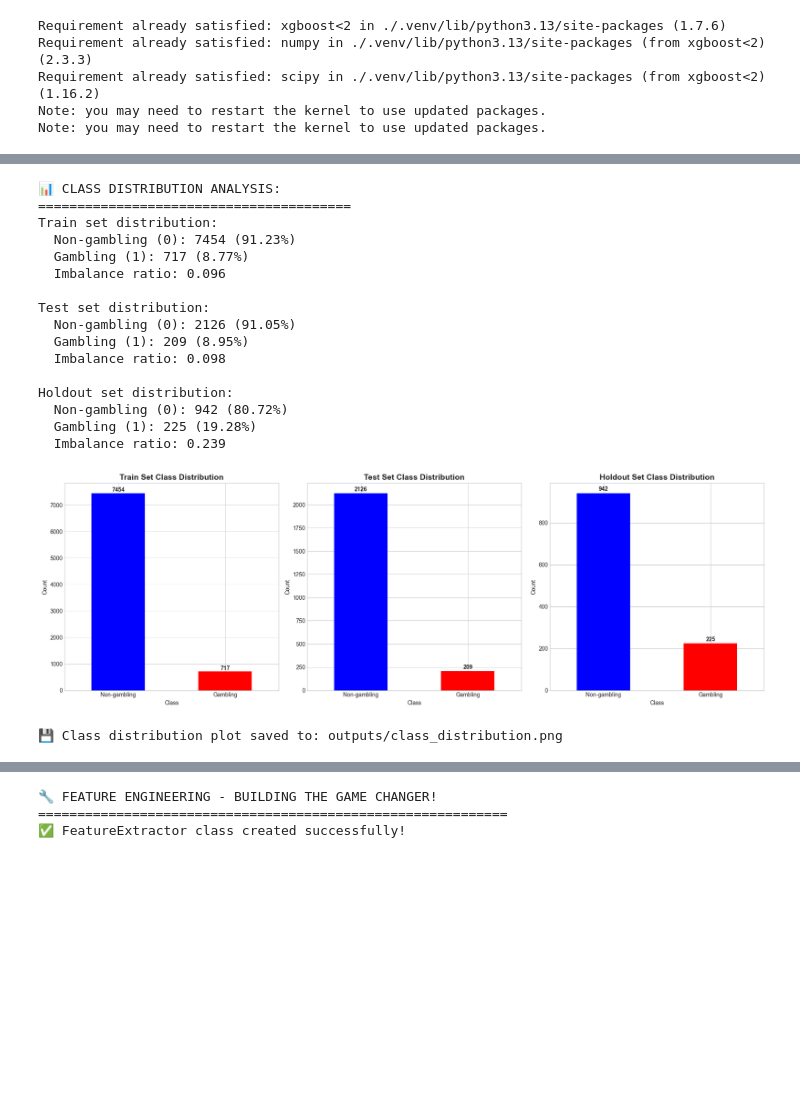
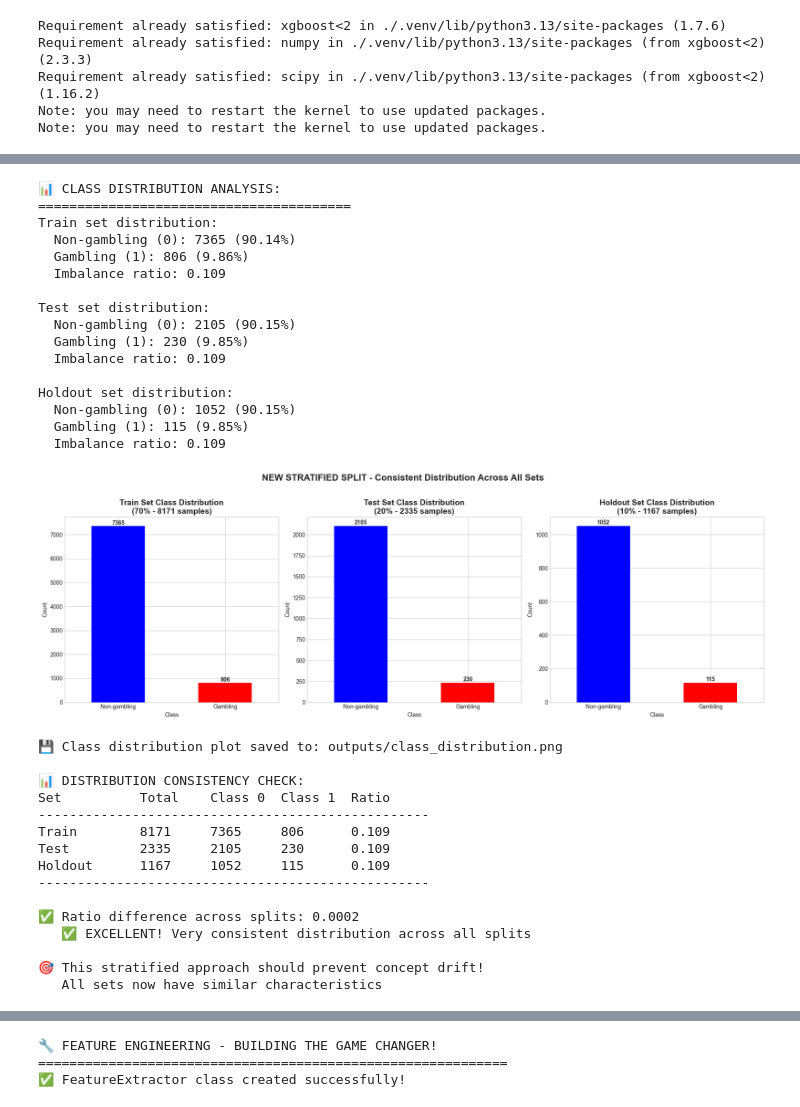
Before and after one commit to robbifirmansyah/GamblingDetection, a Jupyter notebook: Untitled.ipynb, the cells around one changed output, grey strips where cells are left out. Saved outputs shown, nothing was run; the diff lists cells and outputs as text; code cells hidden in the pictures; blank space fills up the shorter version.

Commit message:
feat: Implement stratified re-splitting methodology to eliminate concept drift

```diff
--- a/Untitled.ipynb
+++ b/Untitled.ipynb
@@ -208,7 +319,6 @@ print("\n📊 CLASS DISTRIBUTION ANALYSIS:")
 print("=" * 40)
 
 # Train set distribution
-train_dist = train_df['label'].value_counts()
 train_ratio = train_dist[1] / train_dist[0] if train_dist[0] > 0 else 0
 
 print(f"Train set distribution:")
@@ -217,7 +327,6 @@ print(f"  Gambling (1): {train_dist[1]} ({train_dist[1]/len(train_df)*100:.2f}%)
 print(f"  Imbalance ratio: {train_ratio:.3f}")
 
 # Test set distribution
-test_dist = test_df['label'].value_counts()
 test_ratio = test_dist[1] / test_dist[0] if test_dist[0] > 0 else 0
 
 print(f"\nTest set distribution:")
@@ -226,7 +335,6 @@ print(f"  Gambling (1): {test_dist[1]} ({test_dist[1]/len(test_df)*100:.2f}%)")
 print(f"  Imbalance ratio: {test_ratio:.3f}")
 
 # Holdout set distribution
-holdout_dist = holdout_df['label'].value_counts()
 holdout_ratio = holdout_dist[1] / holdout_dist[0] if holdout_dist[0] > 0 else 0
 
 print(f"\nHoldout set distribution:")
@@ -239,7 +347,8 @@ fig, axes = plt.subplots(1, 3, figsize=(18, 6))
 
 # Train distribution
 train_dist.plot(kind='bar', ax=axes[0], color=['blue', 'red'])
-axes[0].set_title('Train Set Class Distribution', fontsize=14, fontweight='bold')
+axes[0].set_title(f'Train Set Class Distribution\n(70% - {len(train_df)} samples)',
+                  fontsize=14, fontweight='bold')
 axes[0].set_xlabel('Class')
 axes[0].set_ylabel('Count')
 axes[0].set_xticklabels(['Non-gambling', 'Gambling'], rotation=0)
@@ -248,46 +357,89 @@ for i, v in enumerate(train_dist.values):
 
 # Test distribution
 test_dist.plot(kind='bar', ax=axes[1], color=['blue', 'red'])
-axes[1].set_title('Test Set Class Distribution', fontsize=14, fontweight='bold')
+axes[1].set_title(f'Test Set Class Distribution\n(20% - {len(test_df)} samples)',
+                  fontsize=14, fontweight='bold')
 axes[1].set_xlabel('Class')
 axes[1].set_ylabel('Count')
 axes[1].set_xticklabels(['Non-gambling', 'Gambling'], rotation=0)
 for i, v in enumerate(test_dist.values):
     axes[1].text(i, v + 20, str(v), ha='center', fontweight='bold')
 
 # Holdout distribution
 holdout_dist.plot(kind='bar', ax=axes[2], color=['blue', 'red'])
-axes[2].set_title('Holdout Set Class Distribution', fontsize=14, fontweight='bold')
+axes[2].set_title(f'Holdout Set Class Distribution\n(10% - {len(holdout_df)} samples)',
+                  fontsize=14, fontweight='bold')
 axes[2].set_xlabel('Class')
 axes[2].set_ylabel('Count')
 axes[2].set_xticklabels(['Non-gambling', 'Gambling'], rotation=0)
 for i, v in enumerate(holdout_dist.values):
     axes[2].text(i, v + 10, str(v), ha='center', fontweight='bold')
 
+plt.suptitle('NEW STRATIFIED SPLIT - Consistent Distribution Across All Sets',
+             fontsize=16, fontweight='bold', y=1.02)
 plt.tight_layout()
 plt.savefig('outputs/class_distribution.png', dpi=300, bbox_inches='tight')
 plt.show()
 
 print(f"\n💾 Class distribution plot saved to: outputs/class_distribution.png")
+
+# Summary statistics comparison
+print(f"\n📊 DISTRIBUTION CONSISTENCY CHECK:")
+print(f"{'Set':<12} {'Total':<8} {'Class 0':<8} {'Class 1':<8} {'Ratio':<8}")
+print("-" * 50)
+print(f"{'Train':<12} {len(train_df):<8} {train_dist[0]:<8} {train_dist[1]:<8} {train_ratio:.3f}")
+print(f"{'Test':<12} {len(test_df):<8} {test_dist[0]:<8} {test_dist[1]:<8} {test_ratio:.3f}")
+print(f"{'Holdout':<12} {len(holdout_df):<8} {holdout_dist[0]:<8} {holdout_dist[1]:<8} {holdout_ratio:.3f}")
+print("-" * 50)
+
+# Check ratio consistency
+max_ratio = max(train_ratio, test_ratio, holdout_ratio)
+min_ratio = min(train_ratio, test_ratio, holdout_ratio)
+ratio_diff = max_ratio - min_ratio
+
+print(f"\n✅ Ratio difference across splits: {ratio_diff:.4f}")
+if ratio_diff < 0.05:
+    print(f"   ✅ EXCELLENT! Very consistent distribution across all splits")
+elif ratio_diff < 0.10:
+    print(f"   ✅ GOOD! Reasonably consistent distribution")
+else:
+    print(f"   ⚠️  Warning: Some variation in distribution detected")
+
+print(f"\n🎯 This stratified approach should prevent concept drift!")
+print(f"   All sets now have similar characteristics")
 # %% [output]
 📊 CLASS DISTRIBUTION ANALYSIS:
 ========================================
 Train set distribution:
-  Non-gambling (0): 7454 (91.23%)
-  Gambling (1): 717 (8.77%)
-  Imbalance ratio: 0.096
+  Non-gambling (0): 7365 (90.14%)
+  Gambling (1): 806 (9.86%)
+  Imbalance ratio: 0.109
 
 Test set distribution:
-  Non-gambling (0): 2126 (91.05%)
-  Gambling (1): 209 (8.95%)
-  Imbalance ratio: 0.098
+  Non-gambling (0): 2105 (90.15%)
+  Gambling (1): 230 (9.85%)
+  Imbalance ratio: 0.109
 
 Holdout set distribution:
-  Non-gambling (0): 942 (80.72%)
-  Gambling (1): 225 (19.28%)
-  Imbalance ratio: 0.239
+  Non-gambling (0): 1052 (90.15%)
+  Gambling (1): 115 (9.85%)
+  Imbalance ratio: 0.109
-[figure, old version]
+[figure, new version]
 💾 Class distribution plot saved to: outputs/class_distribution.png
+
+📊 DISTRIBUTION CONSISTENCY CHECK:
+Set          Total    Class 0  Class 1  Ratio
+--------------------------------------------------
+Train        8171     7365     806      0.109
+Test         2335     2105     230      0.109
+Holdout      1167     1052     115      0.109
+--------------------------------------------------
+
+✅ Ratio difference across splits: 0.0002
+   ✅ EXCELLENT! Very consistent distribution across all splits
+
+🎯 This stratified approach should prevent concept drift!
+   All sets now have similar characteristics
 # %%
 # Text length and word count analysis
 print("\n📏 TEXT LENGTH AND WORD COUNT ANALYSIS:")
```
Also changed, not shown: parts of 22 cells of this notebook, 25 other files.
